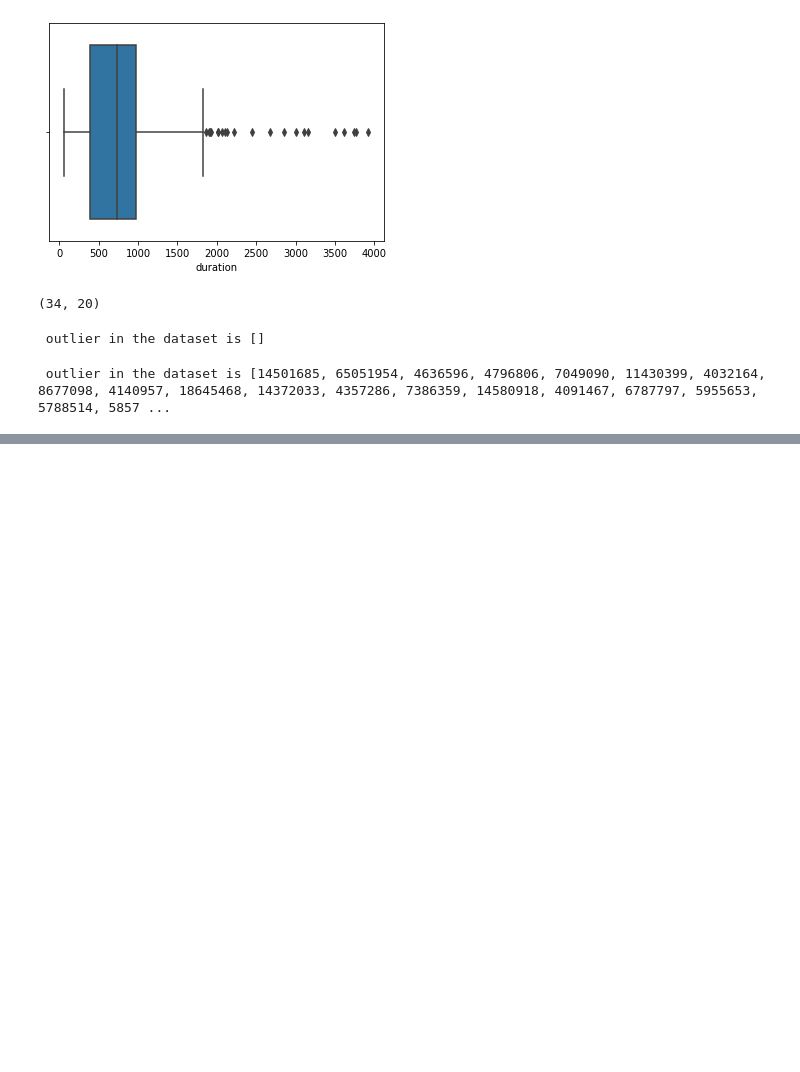
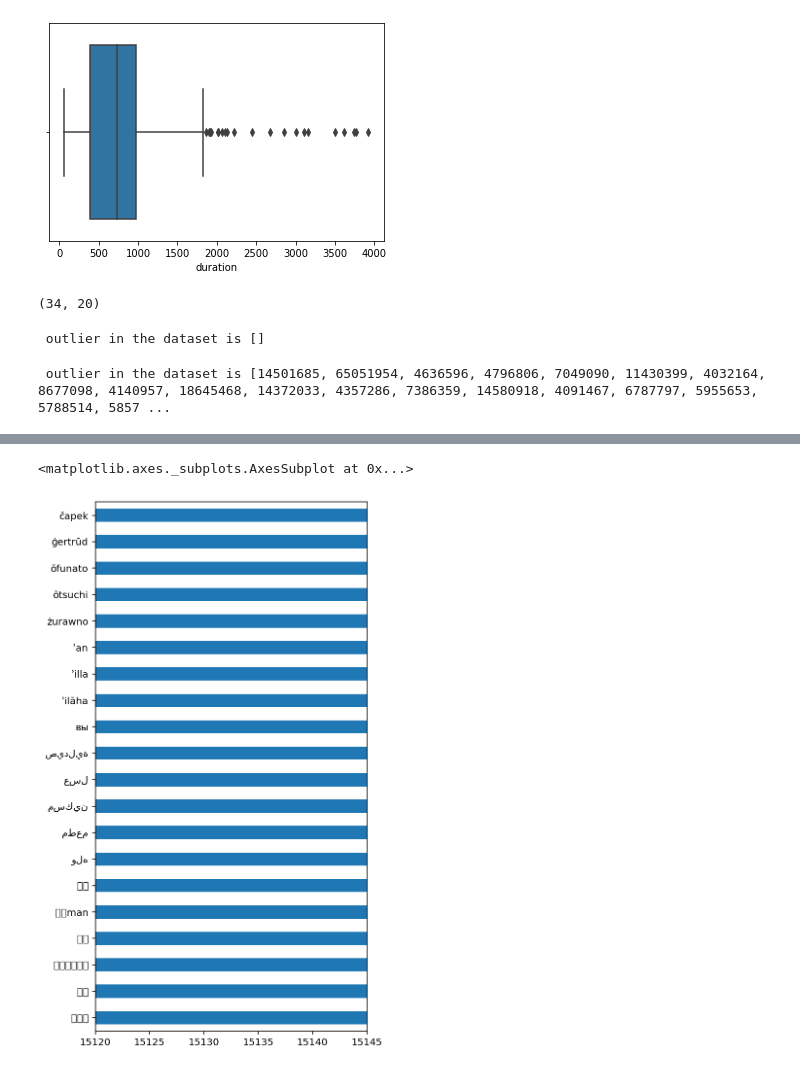
Before and after one commit to maya034/TED-TALK-VIEWS-PREDICTION, a Jupyter notebook: CH_Mayank_Kumar_TED_TALK_VIEWS_PREDICTION.ipynb, the cells around one changed output, grey strips where cells are left out. Drawn from its saved outputs; the diff is of its cells as text; code cells hidden in the pictures; blank space fills up the shorter version.

```diff
--- a/CH_Mayank_Kumar_TED_TALK_VIEWS_PREDICTION.ipynb
+++ b/CH_Mayank_Kumar_TED_TALK_VIEWS_PREDICTION.ipynb
@@ -319,0 +629,11 @@ print(' outlier in the dataset is', outlier_views)
+# %%
+# create an object of stemming function
+stemmer = SnowballStemmer("english")
+
+def stemming(text):
+    '''a function which stems each word in the given text'''
+    text = [stemmer.stem(word) for word in text.split()]
+    return " ".join(text)
+# %%
+df['transcript'] = df['transcript'].apply(stemming)
+df.head(10)
@@ -319,0 +652,27 @@ print(' outlier in the dataset is', outlier_views)
+# %%
+# create the object of tfid vectorizer
+tfid_vectorizer = TfidfVectorizer("english")
+
+# fit the vectorizer using the text data
+tfid_vectorizer.fit(df['transcript'])
+
+# collect the vocabulary items used in the vectorizer
+dictionary = tfid_vectorizer.vocabulary_.items()
+# %%
+# lists to store the vocab and counts
+vocab = []
+count = []
+# iterate through each vocab and count append the value to designated lists
+for key, value in dictionary:
+    vocab.append(key)
+    count.append(value)
+# store the count in panadas dataframe with vocab as index
+vocab_after_stem = pd.Series(count, index=vocab)
+# sort the dataframe
+vocab_after_stem = vocab_after_stem.sort_values(ascending=False)
+# plot of the top vocab
+top_vacab = vocab_after_stem.head(20)
+top_vacab.plot(kind = 'barh', figsize=(5,10), xlim= (15120, 15145))
+# %% [output]
+<matplotlib.axes._subplots.AxesSubplot at 0x...>
+[figure, added]
```
Also changed, not shown: parts of 38 cells of this notebook.
